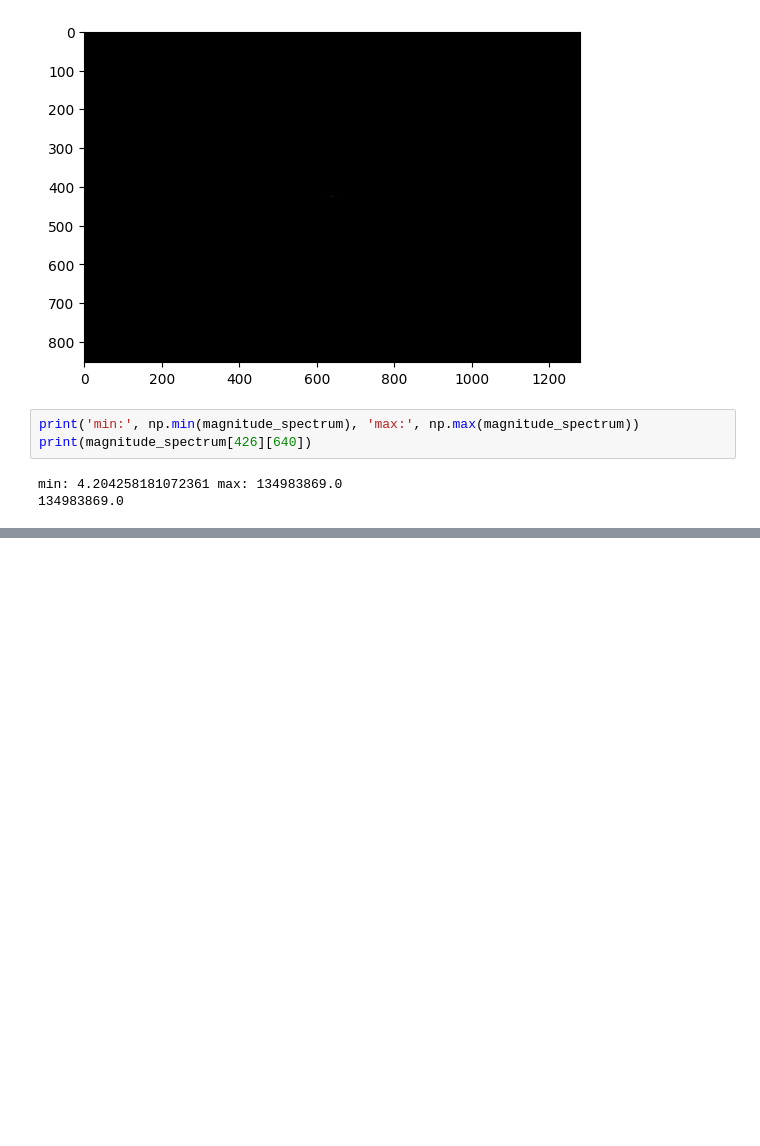
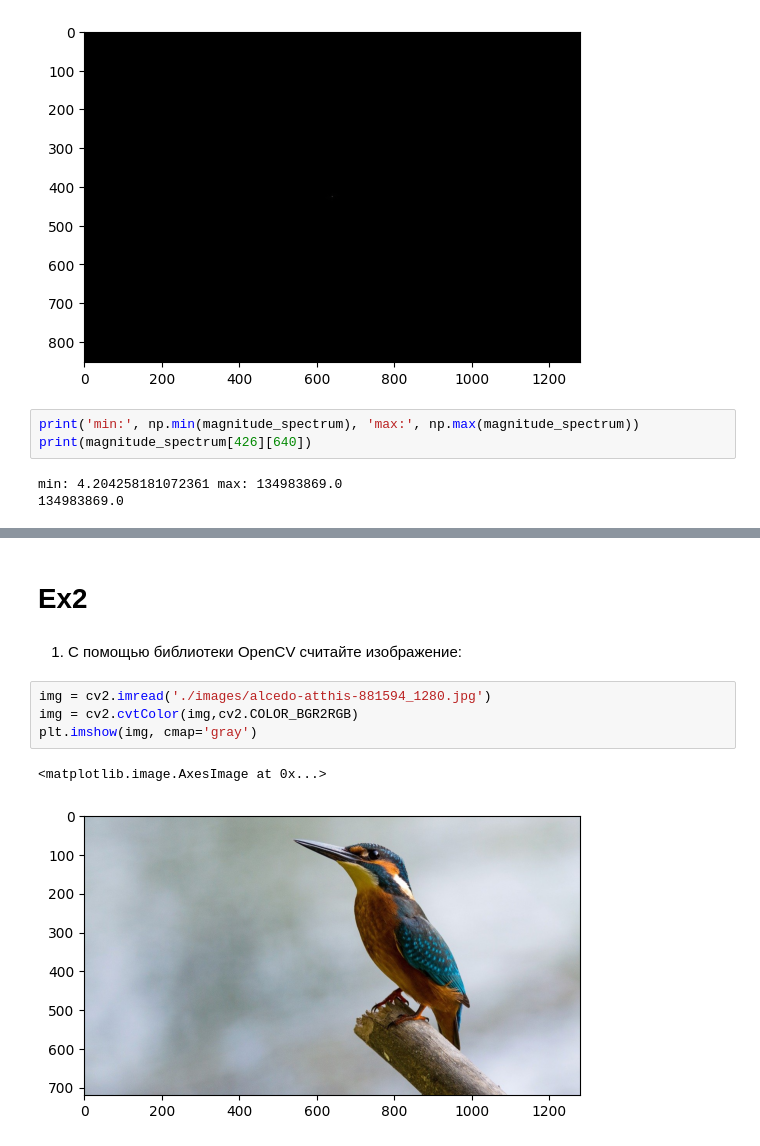
Before and after one commit to denotevn/Image-Processing-in-ITMO, a Jupyter notebook: Week_4/assigment.ipynb, the cells around one changed output, grey strips where cells are left out. Cells and saved outputs as stored; diff of their text form; blank space fills up the shorter version.

```diff
--- a/Week_4/assigment.ipynb
+++ b/Week_4/assigment.ipynb
@@ -46,0 +94,11 @@ min: 4.204258181072361 max: 134983869.0
+# %% [markdown]
+# **Ex2**
+# %% [markdown]
+1. С помощью библиотеки OpenCV считайте изображение:
+# %%
+img = cv2.imread('./images/alcedo-atthis-881594_1280.jpg')
+img = cv2.cvtColor(img,cv2.COLOR_BGR2RGB)
+plt.imshow(img, cmap='gray')
+# %% [output]
+<matplotlib.image.AxesImage at 0x...>
+[figure, added]
```
Also changed, not shown: parts of 19 cells of this notebook, 10 other files.
